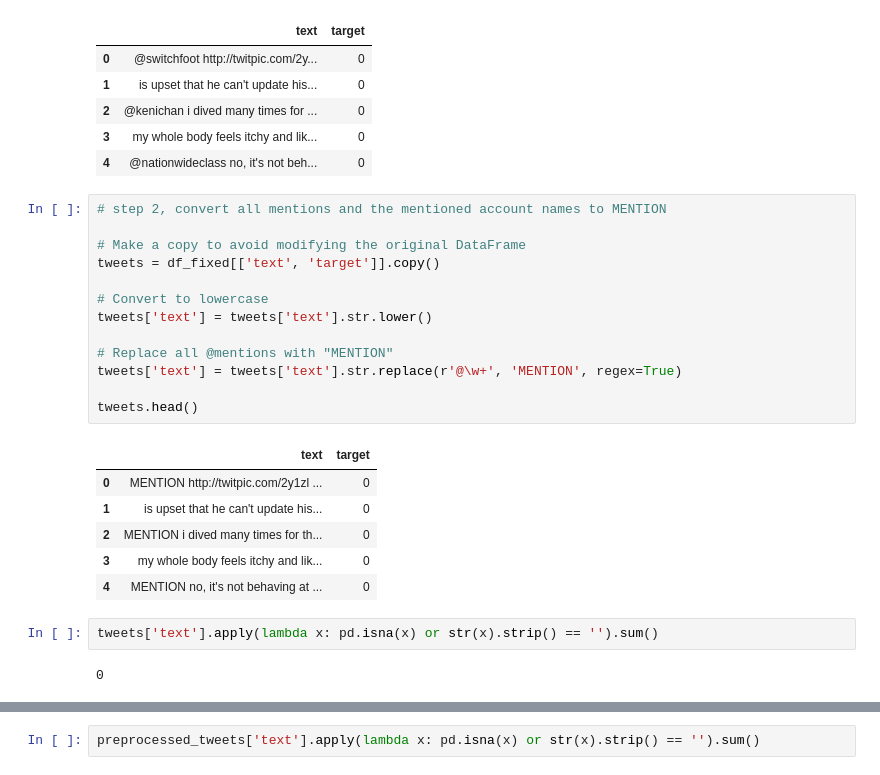
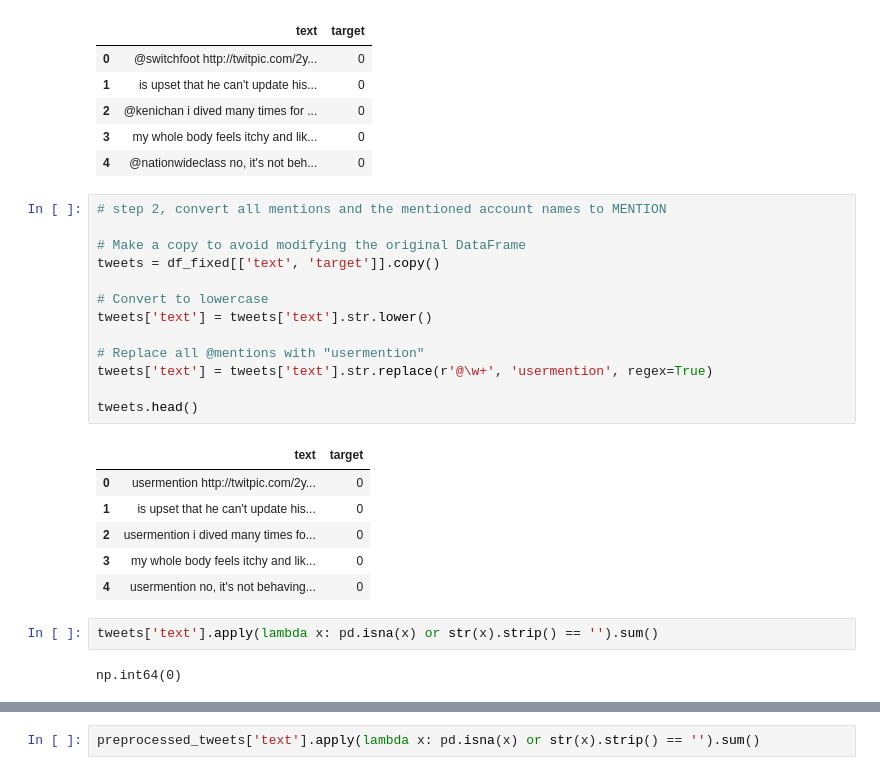
Before and after one commit to ariesslin/ie7500-g1-tweet-sentiment-nlp, a Jupyter notebook: scripts/2. Data Preprocessing.ipynb, the cells around one changed output, grey strips where cells are left out. Drawn from its saved outputs; the diff is of its cells as text.

```diff
--- a/scripts/2. Data Preprocessing.ipynb
+++ b/scripts/2. Data Preprocessing.ipynb
@@ -185,27 +168,27 @@ See the caveats in the documentation: https://pandas.pydata.org/pandas-docs/stab
 # %%
 # step 2, convert all mentions and the mentioned account names to MENTION
 
 # Make a copy to avoid modifying the original DataFrame
 tweets = df_fixed[['text', 'target']].copy()
 
 # Convert to lowercase
 tweets['text'] = tweets['text'].str.lower()
 
-# Replace all @mentions with "MENTION"
-tweets['text'] = tweets['text'].str.replace(r'@\w+', 'MENTION', regex=True)
+# Replace all @mentions with "usermention"
+tweets['text'] = tweets['text'].str.replace(r'@\w+', 'usermention', regex=True)
 
 tweets.head()
 # %% [output]
 |  | text | target |
-| 0 | MENTION http://twitpic.com/2y1zl ... | 0 |
+| 0 | usermention http://twitpic.com/2y... | 0 |
 | 1 | is upset that he can't update his... | 0 |
-| 2 | MENTION i dived many times for th... | 0 |
+| 2 | usermention i dived many times fo... | 0 |
 | 3 | my whole body feels itchy and lik... | 0 |
-| 4 | MENTION no, it's not behaving at ... | 0 |
+| 4 | usermention no, it's not behaving... | 0 |
 # %%
 tweets['text'].apply(lambda x: pd.isna(x) or str(x).strip() == '').sum()
 # %% [output]
-0
+np.int64(0)
 # %%
 # Step #3, we tokenize the words and remove stop words
 
```
Also changed, not shown: parts of 15 cells of this notebook.
